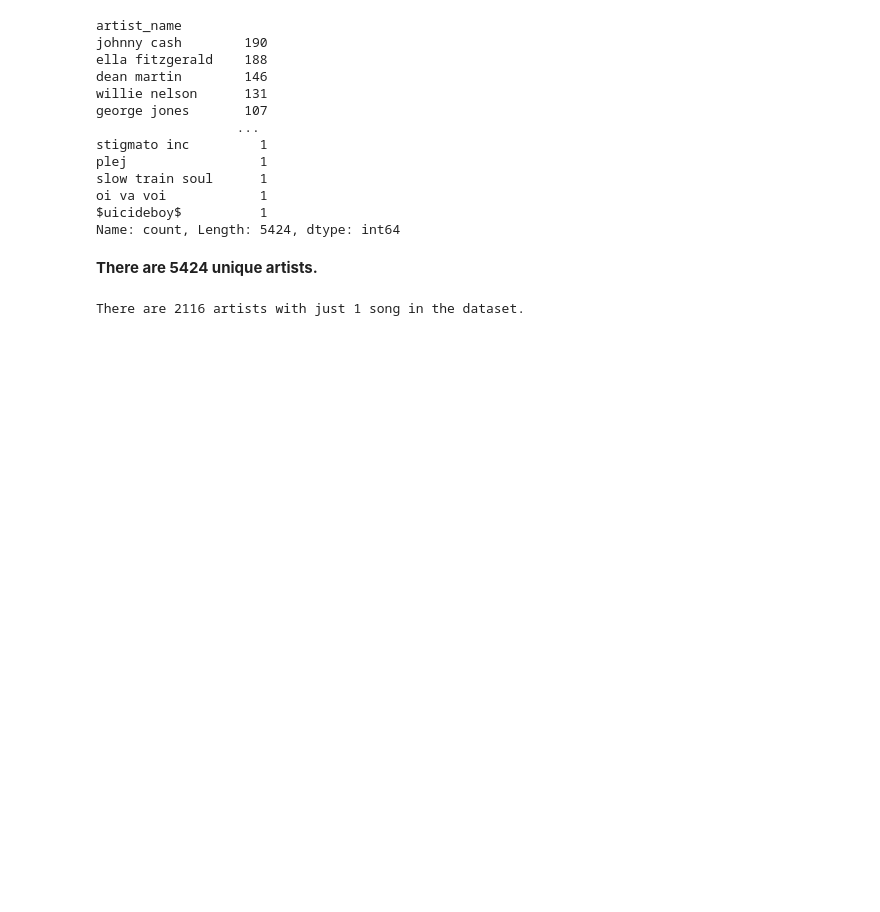
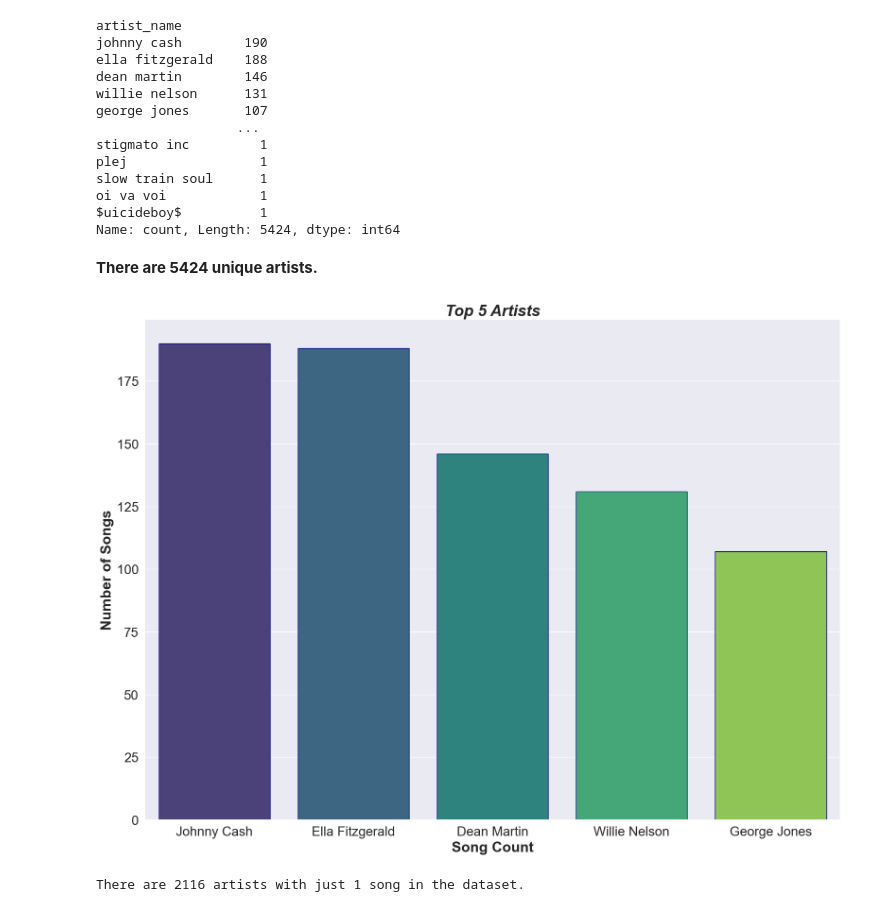
Before and after one commit to thetechleila/Music-Recommendation-Algorithm, a Jupyter notebook: EDA_music.ipynb, the cells around one changed output. Cells and saved outputs as stored; diff of their text form; code cells hidden in the pictures; blank space fills up the shorter version.

```diff
--- a/EDA_music.ipynb
+++ b/EDA_music.ipynb
@@ -480,6 +480,38 @@ $uicideboy$          1
 Name: count, Length: 5424, dtype: int64
 # %% [markdown]
 **There are 5424 unique artists.**
+# %%
+#Violin plot of top 5 artists with the highest distribution of songs
+
+top5_artists = {"artist": ['Johnny Cash', 'Ella Fitzgerald', 'Dean Martin', 'Willie Nelson', 'George Jones'],
+        'song_count': [190, 188, 146, 131, 107]
+        }
+top5_artists  = pd.DataFrame(top5_artists)
+
+
+sns.set_theme(style="darkgrid")
+
+# plot
+sns.barplot(data= top5_artists, x=top5_artists["artist"], y=top5_artists["song_count"], hue=top5_artists["artist"], palette="viridis",
+            edgecolor ='darkblue')
+plt.xlabel("Song Count", fontsize=22, weight='bold')
+plt.ylabel('Number of Songs', fontsize=22, weight='bold')
+plt.title("Top 5 Artists", fontsize=24, weight='bold', style='italic')
+
+#Define Plot 1 Spine color
+axes[0].spines['bottom'].set_color('black')
+axes[1].spines['top'].set_color('black')
+axes[0].spines['right'].set_color('black')
+axes[1].spines['left'].set_color('black')
+
+plt.tick_params(axis='both', which='major', labelsize=20)
+
+# Adjust layout to prevent labels from overlapping
+plt.tight_layout()
+
+plt.show()
+# %% [output]
+[figure, added]
 # %%
 #Get count of the unique artists present in the dataset
 all_artists = df["artist_name"].value_counts()
```
